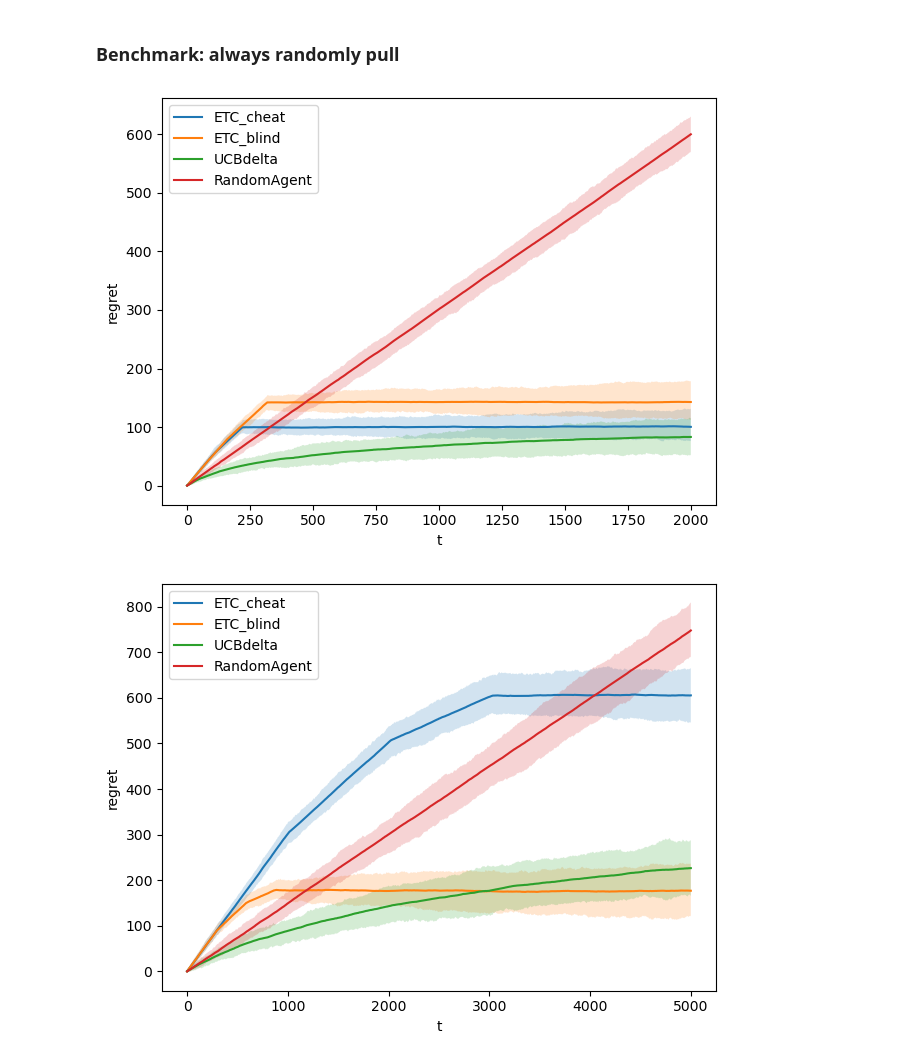
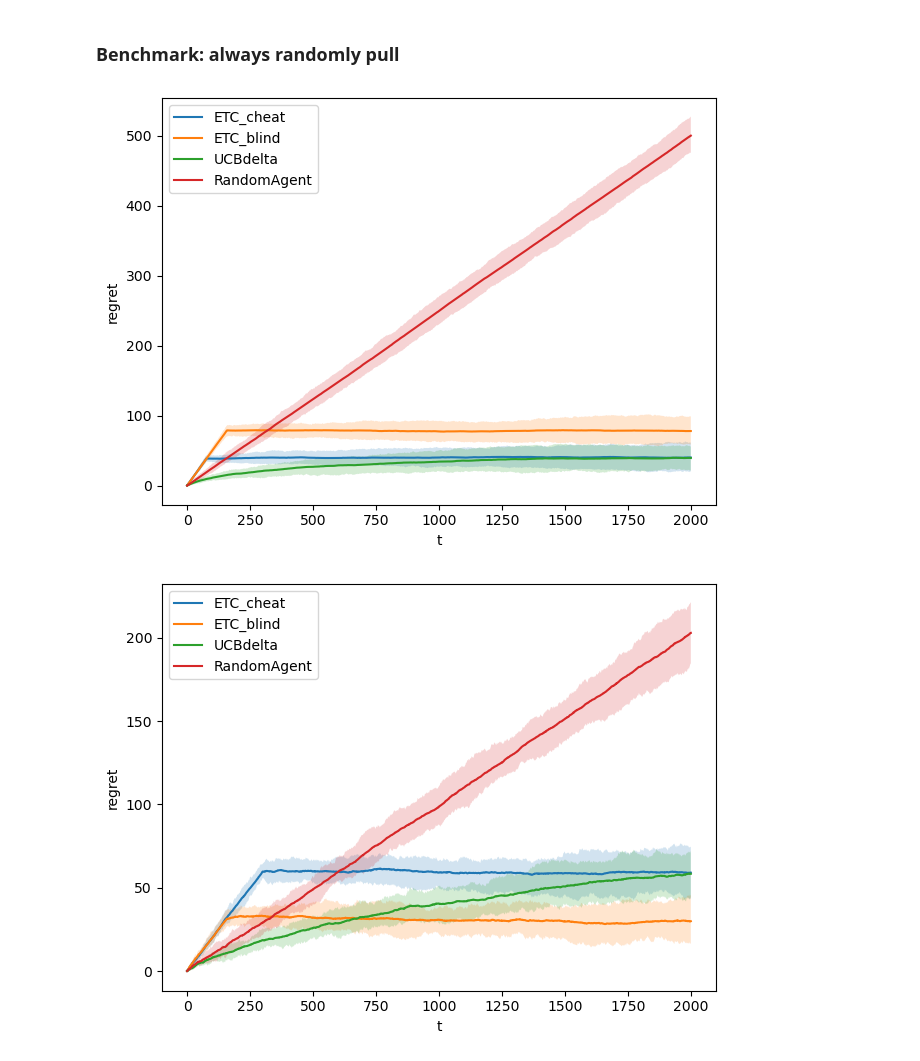
Before and after one commit to sun-ruiheng/MA4198, a Jupyter notebook: ucb.ipynb, the cells around one changed output. Drawn from its saved outputs; the diff is of its cells as text; code cells hidden in the pictures.

Commit message:
more plots

```diff
--- a/ucb.ipynb
+++ b/ucb.ipynb
@@ -127,6 +141,10 @@ class UCBdelta:
         self.means[arm] += (reward - self.means[arm]) / n
 
 
+    def terminate(self):
+        pass
+
+
 # --- Simulation ---
 def run_ucb_delta(means, delta, horizon, env):
     agent = UCBdelta(len(means), delta)
@@ -374,6 +392,7 @@ class ETC_cheat:
         self.sums = np.zeros(k)
         self.t = 0
         self.committed_arm = None
+        # self.wrong_counts = 0
 
     def select_arm(self):
         # If not committed yet, explore each arm m times
@@ -383,8 +402,9 @@ class ETC_cheat:
                     return arm
 
             # If we reach here, exploration is done → commit
-            self.committed_arm = np.argmax(self.sums / self.counts)
-            return self.committed_arm
+            self.committed_arm = np.argmax(self.sums)
+            # if self.committed_arm != 1:
+            #     self.wrong_counts += 1
 
         # After committing, always pull the chosen arm
         return self.committed_arm
@@ -393,6 +413,9 @@ class ETC_cheat:
         self.t += 1
         self.counts[arm] += 1
         self.sums[arm] += reward
+
+    # def terminate(self):
+    #     print(f'ETC_cheat chose the wrong arm {self.wrong_counts} times.')
 # %%
 class ETC_blind:
     def __init__(self, k, UCBdelta, gapdelta, horizon):
@@ -402,6 +425,7 @@ class ETC_blind:
         self.sums = np.zeros(k)
         self.t = 0
         self.committed_arm = None
+        # self.wrong_counts = 0
 
     def select_arm(self):
         # If not committed yet, explore each arm m times
@@ -411,8 +435,9 @@ class ETC_blind:
                     return arm
 
             # If we reach here, exploration is done → commit
-            self.committed_arm = np.argmax(self.sums / self.counts)
-            return self.committed_arm
+            self.committed_arm = np.argmax(self.sums)
+            # if self.committed_arm != 1:
+            #     self.wrong_counts += 1
 
         # After committing, always pull the chosen arm
         return self.committed_arm
@@ -421,6 +446,9 @@ class ETC_blind:
         self.t += 1
         self.counts[arm] += 1
         self.sums[arm] += reward
+
+    # def terminate(self):
+    #     print(f'ETC_blind chose the wrong arm {self.wrong_counts} times.')
 # %% [markdown]
 ### Benchmark: always randomly pull
 # %%
@@ -434,10 +464,10 @@ class RandomAgent:
 # %%
 
 def run(agent_class, env_class, means, horizon):
+
     env = env_class(means)
     UCBdelta = 1/horizon**2
     gapdelta = np.max(means) - np.partition(means, -2)[-2]
-    # m = horizon * m_fraction                                      ## RULE FOR m CAN BE EDITED HERE
     agent = agent_class(len(means),UCBdelta=UCBdelta,gapdelta=gapdelta, horizon=horizon)
     rewards = []
     for _ in range(horizon):
@@ -471,12 +501,13 @@ def avg_regret(agent_class, env_class, means, horizon, reps, ci=0.8):
 
     return mean, lower, upper
 
-def compare(env_class, means, agent1, agent2, agent3, agent4, horizon, reps=50, ci=0.8):
+def compare(env_class, means, agent1, agent2, agent3=None, agent4=None, horizon=2000, reps=50, ci=0.8):
     results = []
-    for agent in [agent1, agent2, agent3, agent4]:
+    agents = [a for a in [agent1, agent2, agent3, agent4] if a]
+    for agent in agents:
         results.append(avg_regret(agent, env_class, means, horizon, reps, ci))
 
-    for (mean, lower, upper), agent in zip(results, [agent1, agent2, agent3, agent4]):
+    for (mean, lower, upper), agent in zip(results, agents):
         plt.plot(mean, label=agent.__name__)
         plt.fill_between(range(horizon), lower, upper, alpha=0.2)
 
@@ -501,12 +532,12 @@ def compare(env_class, means, agent1, agent2, agent3, agent4, horizon, reps=50,
 #     plt.tight_layout()
 #     plt.show()
 # %%
-means = [0.3, 0.4, 0.8] #easier
-compare(BernoulliBandit, means, ETC_cheat, ETC_blind, UCBdelta, RandomAgent, horizon=2000, reps=100, ci=0.9)
+means = [0.3, 0.8] #easier
+compare(BernoulliBandit, means, ETC_cheat, ETC_blind, UCBdelta, RandomAgent, horizon=2000, reps=100, ci=0.75)
 # %% [output]
-[figure, old version]
+[figure, new version]
 # %%
-means = [0.3, 0.4, 0.5, 0.6] #harder
-compare(BernoulliBandit, means, ETC_cheat, ETC_blind, UCBdelta, RandomAgent, horizon=5000, reps=100, ci=0.9)
+means = [0.5, 0.7] #harder
+compare(BernoulliBandit, means, ETC_cheat, ETC_blind, UCBdelta, RandomAgent, horizon=2000, reps=50, ci=0.5)
 # %% [output]
-[figure, old version]
+[figure, new version]
```
Also changed, not shown: parts of 4 cells of this notebook, 1 other file.
